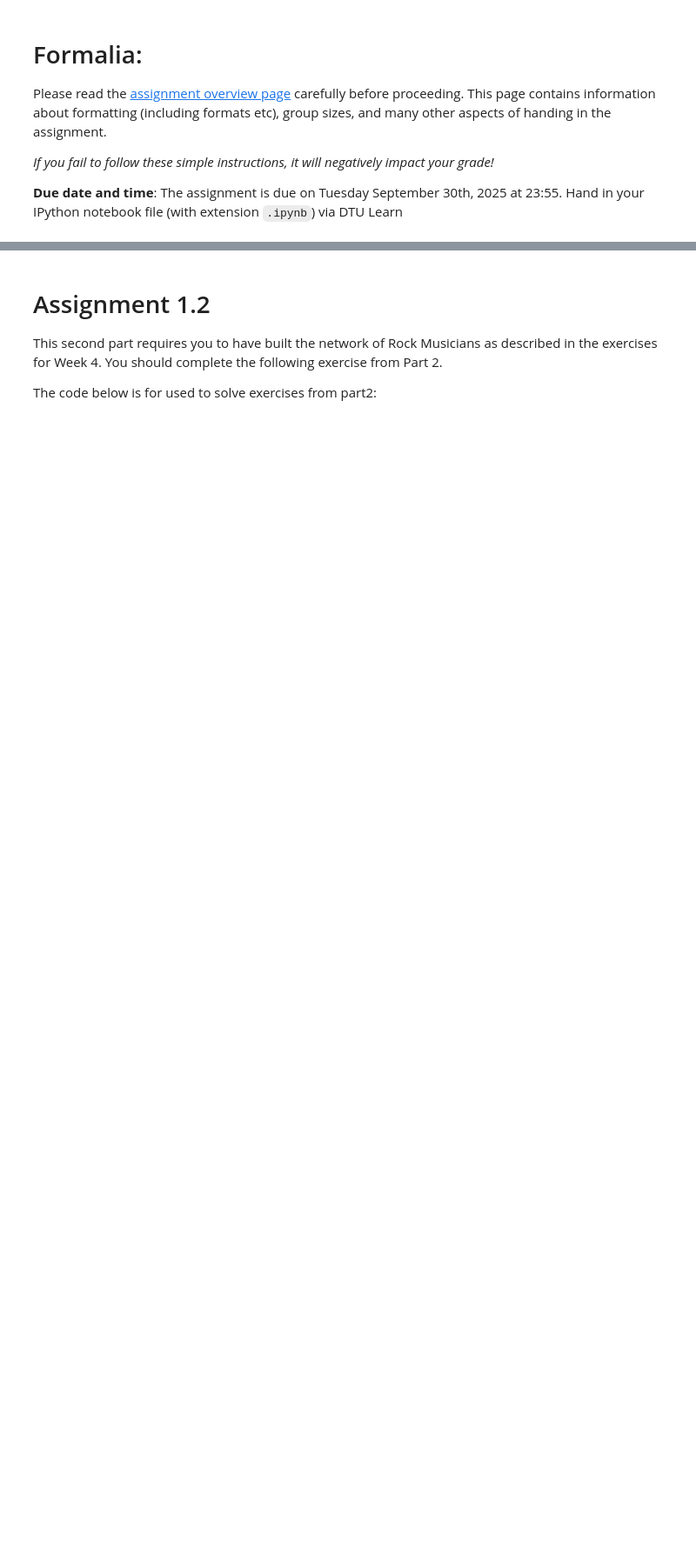
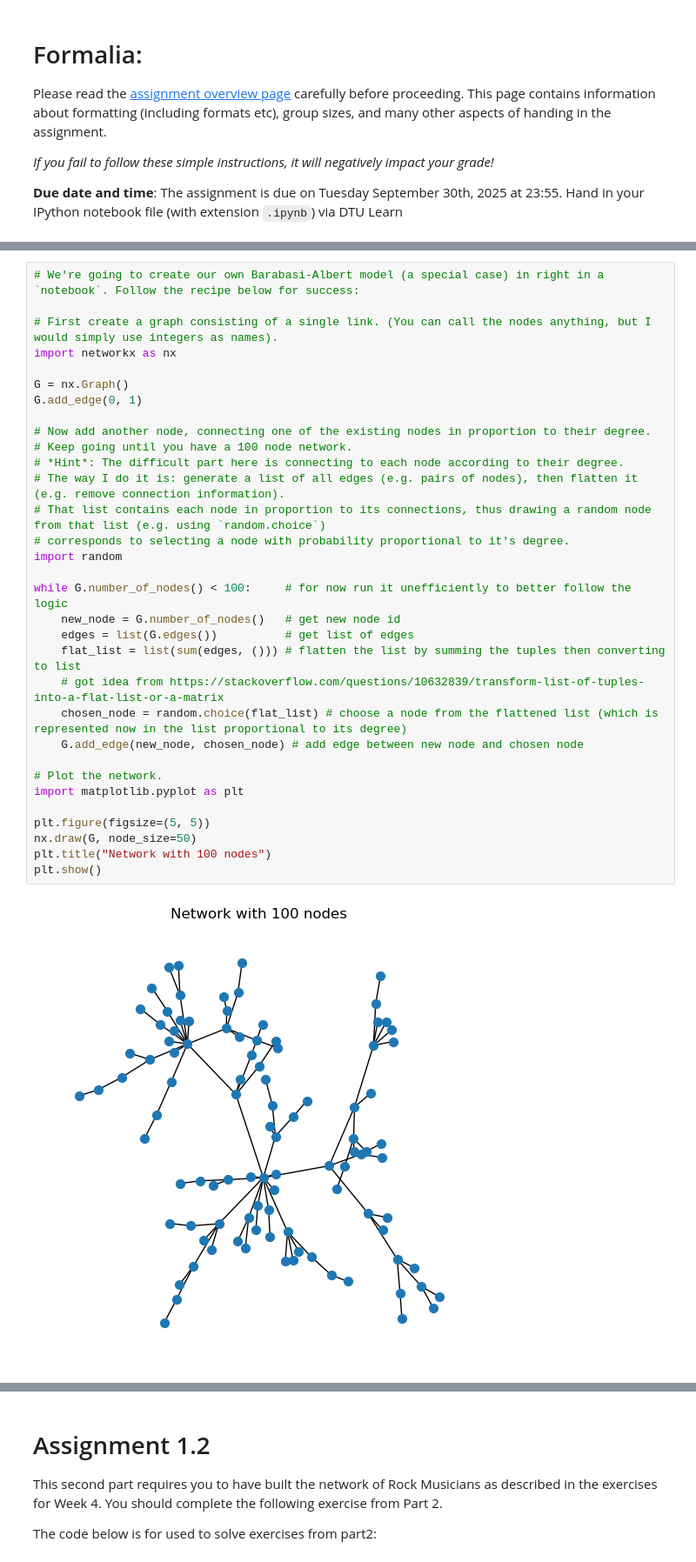
Before and after one commit to Lukog05/Social_Graphs_and_Interactions, a Jupyter notebook: Assignment1/SGAI_Assignment1_Copy.ipynb, the cells around one changed output, grey strips where cells are left out. Shown at 87% size. Cells and saved outputs as stored; diff of their text form; blank space fills up the shorter version.

```diff
--- a/Assignment1/SGAI_Assignment1_Copy.ipynb
+++ b/Assignment1/SGAI_Assignment1_Copy.ipynb
@@ -43,0 +159,34 @@ And from **Part 2**
+# %%
+# We're going to create our own Barabasi-Albert model (a special case) in right in a `notebook`. Follow the recipe below for success:
+
+# First create a graph consisting of a single link. (You can call the nodes anything, but I would simply use integers as names).
+import networkx as nx
+
+G = nx.Graph()
+G.add_edge(0, 1)
+
+# Now add another node, connecting one of the existing nodes in proportion to their degree.
+# Keep going until you have a 100 node network.
+# *Hint*: The difficult part here is connecting to each node according to their degree.
+# The way I do it is: generate a list of all edges (e.g. pairs of nodes), then flatten it (e.g. remove connection information).
+# That list contains each node in proportion to its connections, thus drawing a random node from that list (e.g. using `random.choice`)
+# corresponds to selecting a node with probability proportional to it's degree.
+import random
+
+while G.number_of_nodes() < 100:     # for now run it unefficiently to better follow the logic
+    new_node = G.number_of_nodes()   # get new node id
+    edges = list(G.edges())          # get list of edges
+    flat_list = list(sum(edges, ())) # flatten the list by summing the tuples then converting to list
+    # got idea from https://stackoverflow.com/questions/10632839/transform-list-of-tuples-into-a-flat-list-or-a-matrix
+    chosen_node = random.choice(flat_list) # choose a node from the flattened list (which is represented now in the list proportional to its degree)
+    G.add_edge(new_node, chosen_node) # add edge between new node and chosen node
+
+# Plot the network.
+import matplotlib.pyplot as plt
+
+plt.figure(figsize=(5, 5))
+nx.draw(G, node_size=50)
+plt.title("Network with 100 nodes")
+plt.show()
+# %% [output]
+[figure, added]
```
Also changed, not shown: parts of 10 cells of this notebook.
